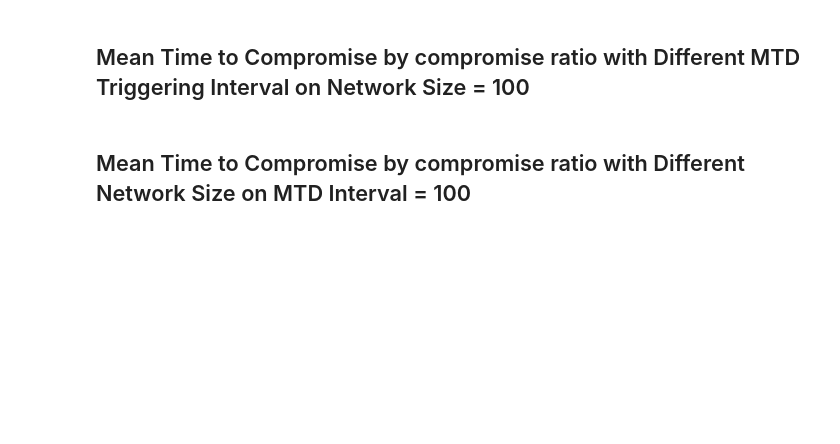
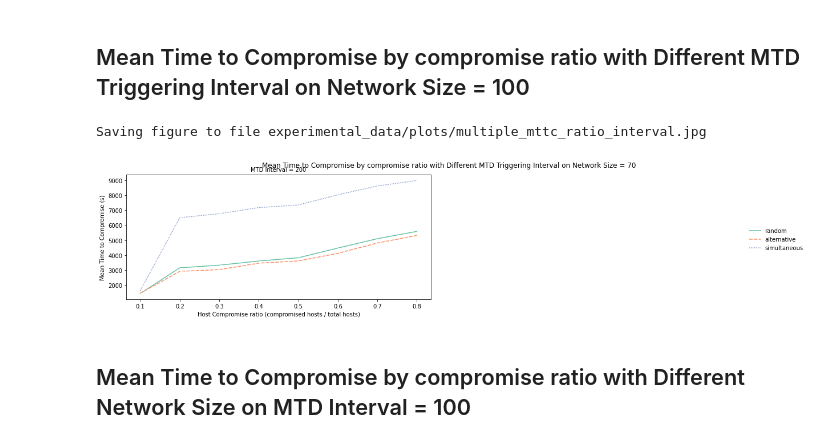
Before and after one commit to yuanyuan2000/MTDGame, a Jupyter notebook: experiments/multiple_mtd.ipynb, the cells around one changed output. Drawn from its saved outputs; the diff is of its cells as text; code cells hidden in the pictures; blank space fills up the shorter version.

```diff
--- a/experiments/multiple_mtd.ipynb
+++ b/experiments/multiple_mtd.ipynb
@@ -16,22 +12,25 @@ warnings.filterwarnings("ignore")
 plt.set_loglevel('WARNING')
 # %%
 results_avg = pd.read_csv("experimental_data/results/multiple_mtd_sim.csv")
-single_results = pd.read_csv("experimental_data/results/single_mtd_sim.csv")
-
-if len(results_avg[results_avg['Name'] == 'NoMTD']) == 0:
-    results_avg = results_avg.append(single_results[single_results['Name'] == 'NoMTD'])
+# single_results = pd.read_csv("experimental_data/results/single_mtd_sim.csv")
+#
+# if len(results_avg[results_avg['Name'] == 'NoMTD']) == 0:
+#     results_avg = results_avg.append(single_results[single_results['Name'] == 'NoMTD'])
 # %% [markdown]
 ## Mean Time to Compromise by compromise ratio with Different MTD Triggering Interval on Network Size = 100
 # %%
-mttc_ratio_interval_results = results_avg[results_avg['Network Size']==20]
+mttc_ratio_interval_results = results_avg[results_avg['Network Size']==25]
 
 g = sns.FacetGrid(mttc_ratio_interval_results, col="MTD Interval",  col_wrap=2, margin_titles=True, despine=False, height=4, aspect= 2)
 g.map_dataframe(sns.lineplot, x="Host Compromise ratio (compromised hosts / total hosts)", y="Mean Time to Compromise (s)", hue='Name', style='Name', marker=True, palette='Set2')
 g.add_legend()
 g.fig.subplots_adjust(top=0.9)
 g.fig.suptitle('Mean Time to Compromise by compromise ratio with Different MTD Triggering Interval on Network Size = 70')
 savefig('experimental_data/plots/multiple_mttc_ratio_interval.jpg')
 plt.show()
+# %% [output]
+Saving figure to file experimental_data/plots/multiple_mttc_ratio_interval.jpg
+[figure, added]
 # %% [markdown]
 ## Mean Time to Compromise by compromise ratio with Different Network Size on MTD Interval = 100
 # %%
```
Also changed, not shown: parts of 2 cells of this notebook, 25 other files.
